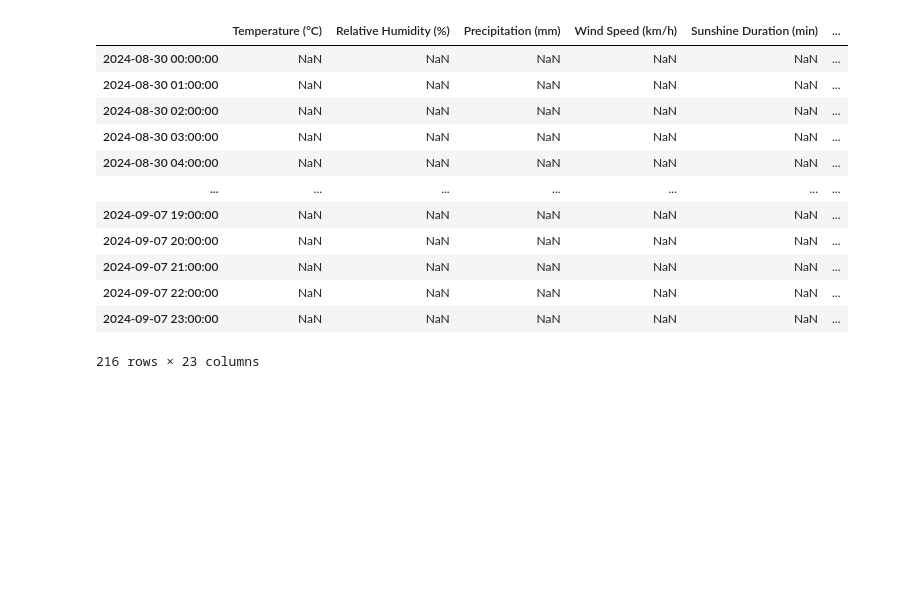
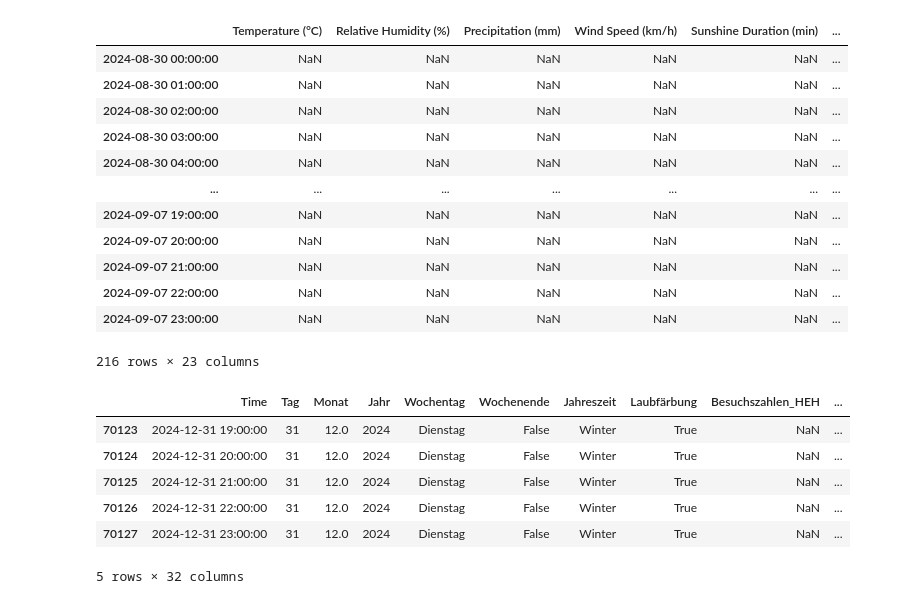
Before and after one commit to m-mango/bavarian-forest-visitor-monitoring-dssgx-24, a Jupyter notebook: pycaret_forecasting_on joined_data_ag.ipynb, the cells around one changed output. Drawn from its saved outputs; the diff is of its cells as text; code cells hidden in the pictures; blank space fills up the shorter version.

```diff
--- a/pycaret_forecasting_on joined_data_ag.ipynb
+++ b/pycaret_forecasting_on joined_data_ag.ipynb
@@ -576,3 +575,27 @@ inference_df
 | 2024-09-07 22:00:00 | NaN | NaN | NaN | NaN | NaN | ... |
 | 2024-09-07 23:00:00 | NaN | NaN | NaN | NaN | NaN | ... |
 216 rows × 23 columns
+# %%
+def load_csv_files_from_aws_s3(path: str, **kwargs) -> pd.DataFrame:
+    """Loads individual or multiple CSV files from an AWS S3 bucket.
+    Args:
+        path (str): The path to the CSV files on AWS S3.
+        **kwargs: Additional arguments to pass to the read_csv function.
+    Returns:
+        pd.DataFrame: The DataFrame containing the data from the CSV files.
+    """
+    df2 = wr.s3.read_csv(path=path, **kwargs)
+    return df2
+df2 = load_csv_files_from_aws_s3(
+    path="s3://dssgx-munich-2024-bavarian-forest/preprocessed_data/df_visitcenters_hourly.csv"
+)
+
+df2.tail()
+# %% [output]
+|  | Time | Tag | Monat | Jahr | Wochentag | Wochenende | Jahreszeit | Laubfärbung | Besuchszahlen_HEH | ... |
+| 70123 | 2024-12-31 19:00:00 | 31 | 12.0 | 2024 | Dienstag | False | Winter | True | NaN | ... |
+| 70124 | 2024-12-31 20:00:00 | 31 | 12.0 | 2024 | Dienstag | False | Winter | True | NaN | ... |
+| 70125 | 2024-12-31 21:00:00 | 31 | 12.0 | 2024 | Dienstag | False | Winter | True | NaN | ... |
+| 70126 | 2024-12-31 22:00:00 | 31 | 12.0 | 2024 | Dienstag | False | Winter | True | NaN | ... |
+| 70127 | 2024-12-31 23:00:00 | 31 | 12.0 | 2024 | Dienstag | False | Winter | True | NaN | ... |
+5 rows × 32 columns
```
Also changed, not shown: parts of 11 cells of this notebook, 7 other files.
